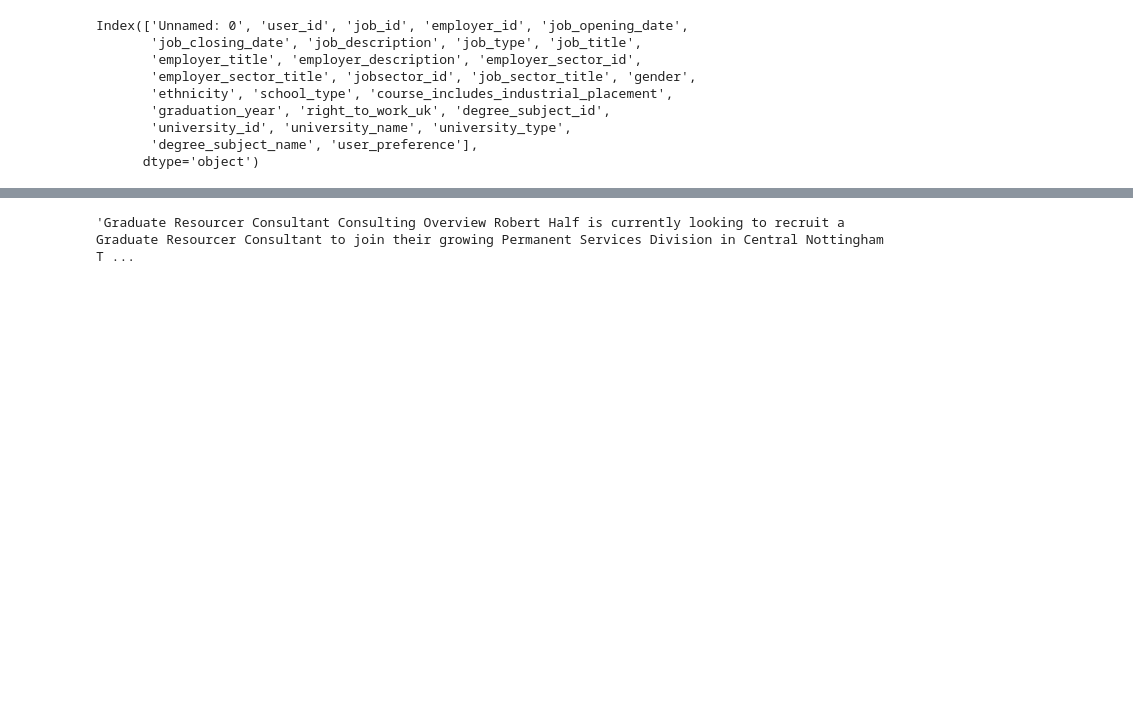
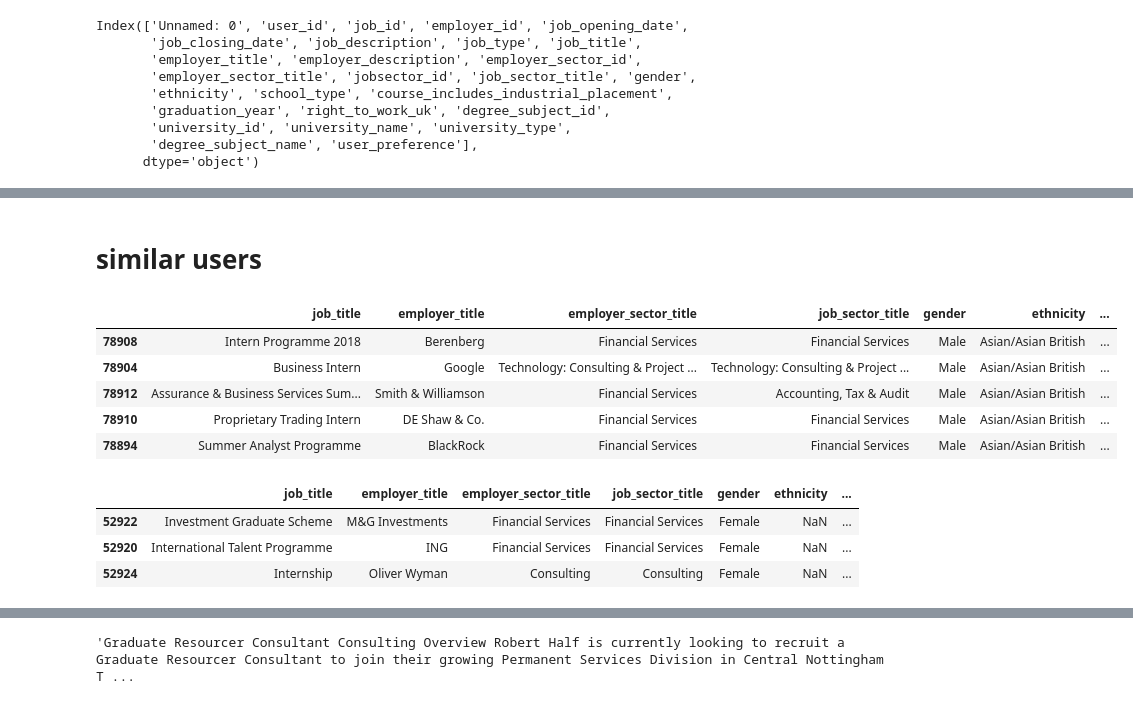
Before and after one commit to Lassanabright/Bright_Network-Data_Science, a Jupyter notebook: Word_Embedding.ipynb, the cells around one changed output, grey strips where cells are left out. Drawn from its saved outputs; the diff is of its cells as text; code cells hidden in the pictures; blank space fills up the shorter version.

```diff
--- a/Word_Embedding.ipynb
+++ b/Word_Embedding.ipynb
@@ -881,0 +619,20 @@ def get_similar_doc(X_train, doc_id, n):
+# %% [markdown]
+# similar users
+# %%
+train[train["user_id"]==120628][['job_title','employer_title', 'employer_sector_title', 'job_sector_title', 'gender',
+       'ethnicity', 'university_name', 'degree_subject_name', 'user_preference']].tail()
+# %% [output]
+|  | job_title | employer_title | employer_sector_title | job_sector_title | gender | ethnicity | ... |
+| 78908 | Intern Programme 2018 | Berenberg | Financial Services | Financial Services | Male | Asian/Asian British | ... |
+| 78904 | Business Intern | Google | Technology: Consulting & Project ... | Technology: Consulting & Project ... | Male | Asian/Asian British | ... |
+| 78912 | Assurance & Business Services Sum... | Smith & Williamson | Financial Services | Accounting, Tax & Audit | Male | Asian/Asian British | ... |
+| 78910 | Proprietary Trading Intern | DE Shaw & Co. | Financial Services | Financial Services | Male | Asian/Asian British | ... |
+| 78894 | Summer Analyst Programme | BlackRock | Financial Services | Financial Services | Male | Asian/Asian British | ... |
+# %%
+train[train["user_id"]==83192][['job_title','employer_title', 'employer_sector_title', 'job_sector_title', 'gender',
+       'ethnicity', 'university_name', 'degree_subject_name', 'user_preference']].tail(7)
+# %% [output]
+|  | job_title | employer_title | employer_sector_title | job_sector_title | gender | ethnicity | ... |
+| 52922 | Investment Graduate Scheme | M&G Investments | Financial Services | Financial Services | Female | NaN | ... |
+| 52920 | International Talent Programme | ING | Financial Services | Financial Services | Female | NaN | ... |
+| 52924 | Internship | Oliver Wyman | Consulting | Consulting | Female | NaN | ... |
```
Also changed, not shown: parts of 85 cells of this notebook.
